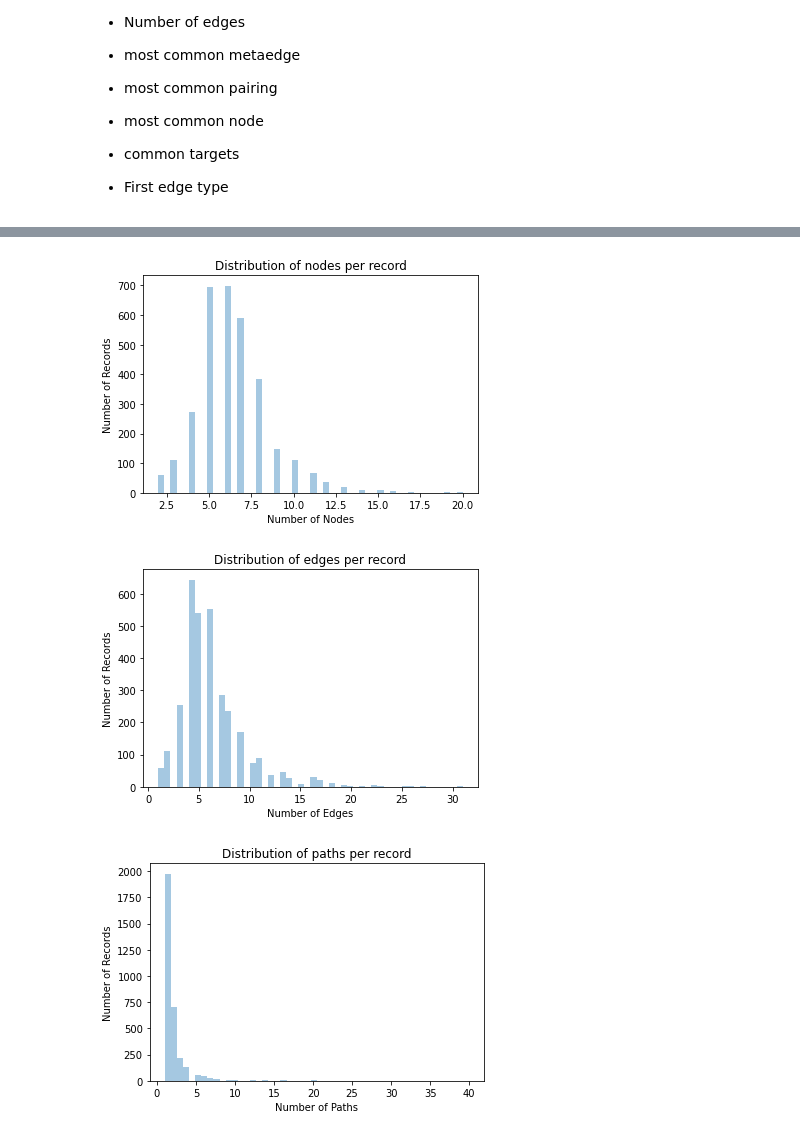
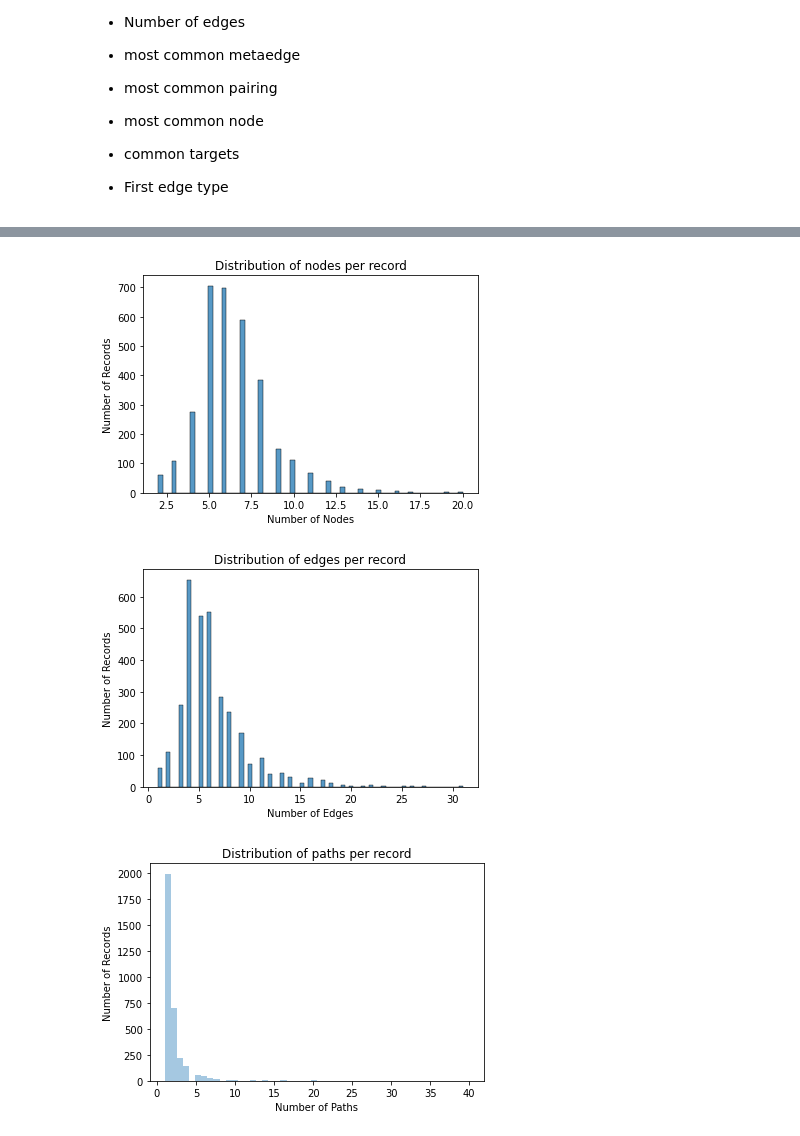
Before and after one commit to SuLab/DMDB_Analysis, a Jupyter notebook: 1_code/1_basic_dmdb_analysis.ipynb, the cells around one changed output, grey strips where cells are left out. Cells and saved outputs as stored; diff of their text form; code cells hidden in the pictures.

Commit message:
update stats

```diff
--- a/1_code/1_basic_dmdb_analysis.ipynb
+++ b/1_code/1_basic_dmdb_analysis.ipynb
@@ -169,17 +169,17 @@ Number of unique drug-disease combinations: 2974
 # %%
-sns.distplot(basic_stats['n_nodes'], kde=False)
+sns.histplot(basic_stats['n_nodes'])
 plt.title('Distribution of nodes per record')
 plt.xlabel('Number of Nodes')
 plt.ylabel('Number of Records');
 # %% [output]
-[figure, old version]
+[figure, new version]
 # %%
-sns.distplot(basic_stats['n_edges'], kde=False)
+sns.histplot(basic_stats['n_edges'])
 plt.title('Distribution of edges per record')
 plt.xlabel('Number of Edges')
 plt.ylabel('Number of Records');
 # %% [output]
-[figure, old version]
+[figure, new version]
 # %%
 sns.distplot(basic_stats['n_paths'], kde=False)
 plt.title('Distribution of paths per record')
```
Also changed, not shown: parts of 12 cells of this notebook.
